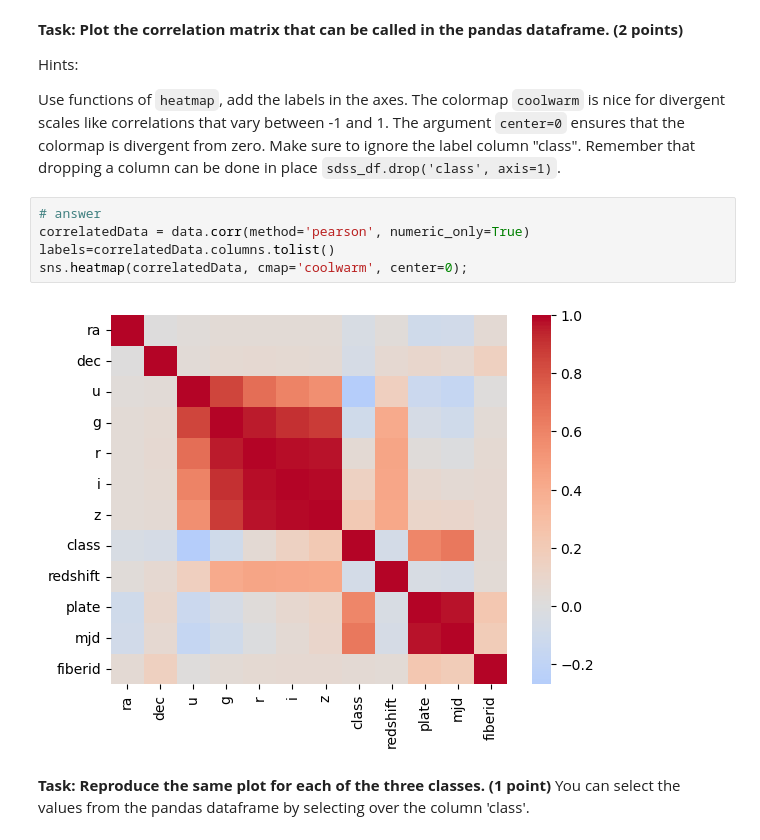
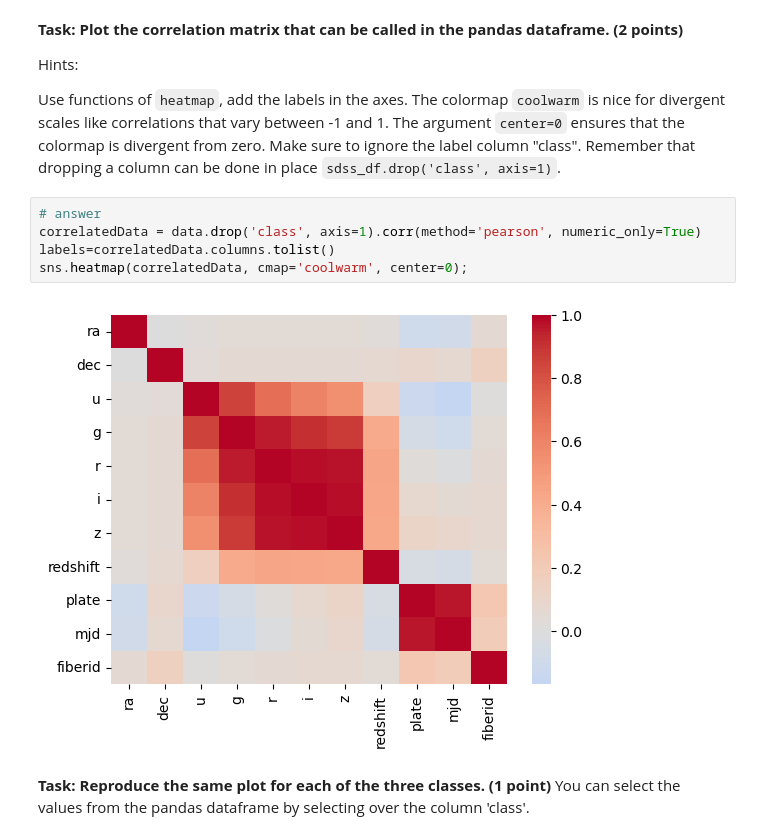
Before and after one commit to UW-ESS-DS/MLGEO2022_AERP, a Jupyter notebook: homework/homework7.ipynb, the cells around one changed output. Drawn from its saved outputs; the diff is of its cells as text.

```diff
--- a/homework/homework7.ipynb
+++ b/homework/homework7.ipynb
@@ -180,11 +200,11 @@ Hints:
 Use functions of ``heatmap``, add the labels in the axes. The colormap ``coolwarm`` is nice for divergent scales like correlations that vary between -1 and 1. The argument ``center=0`` ensures that the colormap is divergent from zero. Make sure to ignore the label column "class". Remember that dropping a column can be done in place ``sdss_df.drop('class', axis=1)``.
 # %%
 # answer
-correlatedData = data.corr(method='pearson', numeric_only=True)
+correlatedData = data.drop('class', axis=1).corr(method='pearson', numeric_only=True)
 labels=correlatedData.columns.tolist()
 sns.heatmap(correlatedData, cmap='coolwarm', center=0);
 # %% [output]
-[figure, old version]
+[figure, new version]
 # %% [markdown]
 **Task: Reproduce the same plot for each of the three classes. (1 point)**
 You can select the values from the pandas dataframe by selecting over the column 'class'.
```
Also changed, not shown: parts of 30 cells of this notebook.
